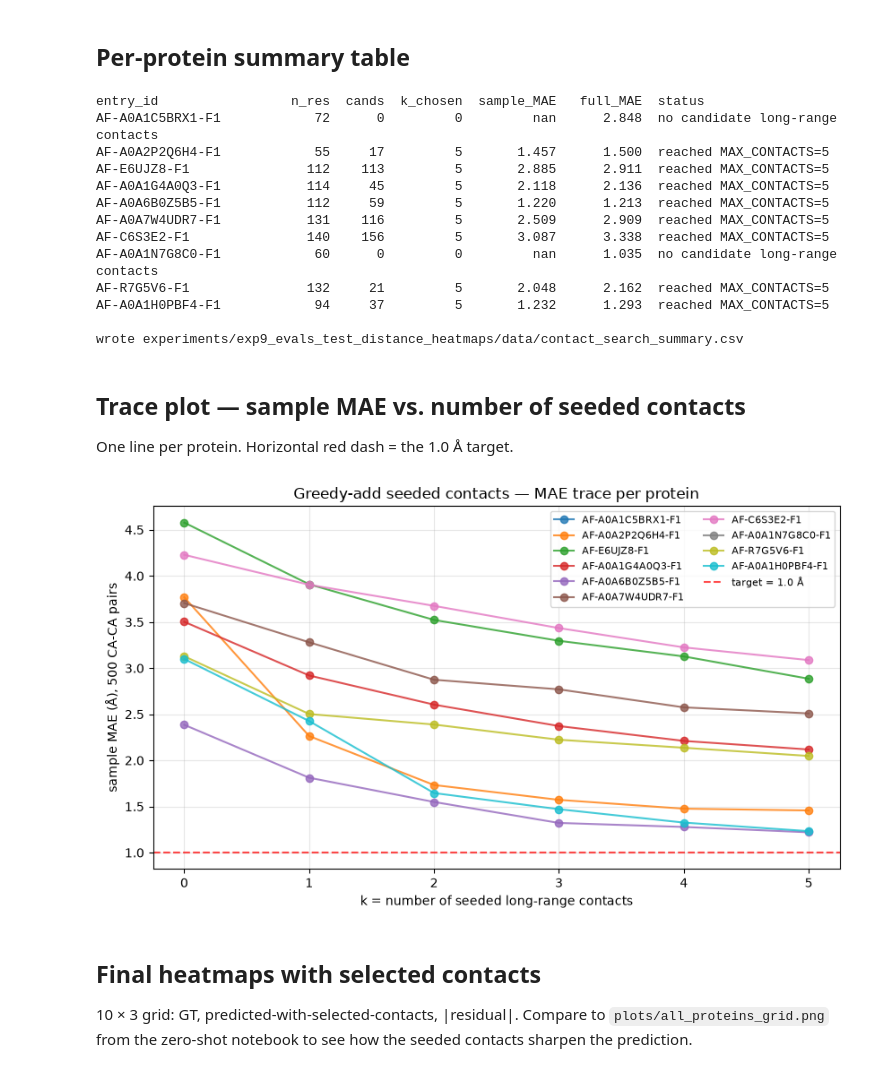
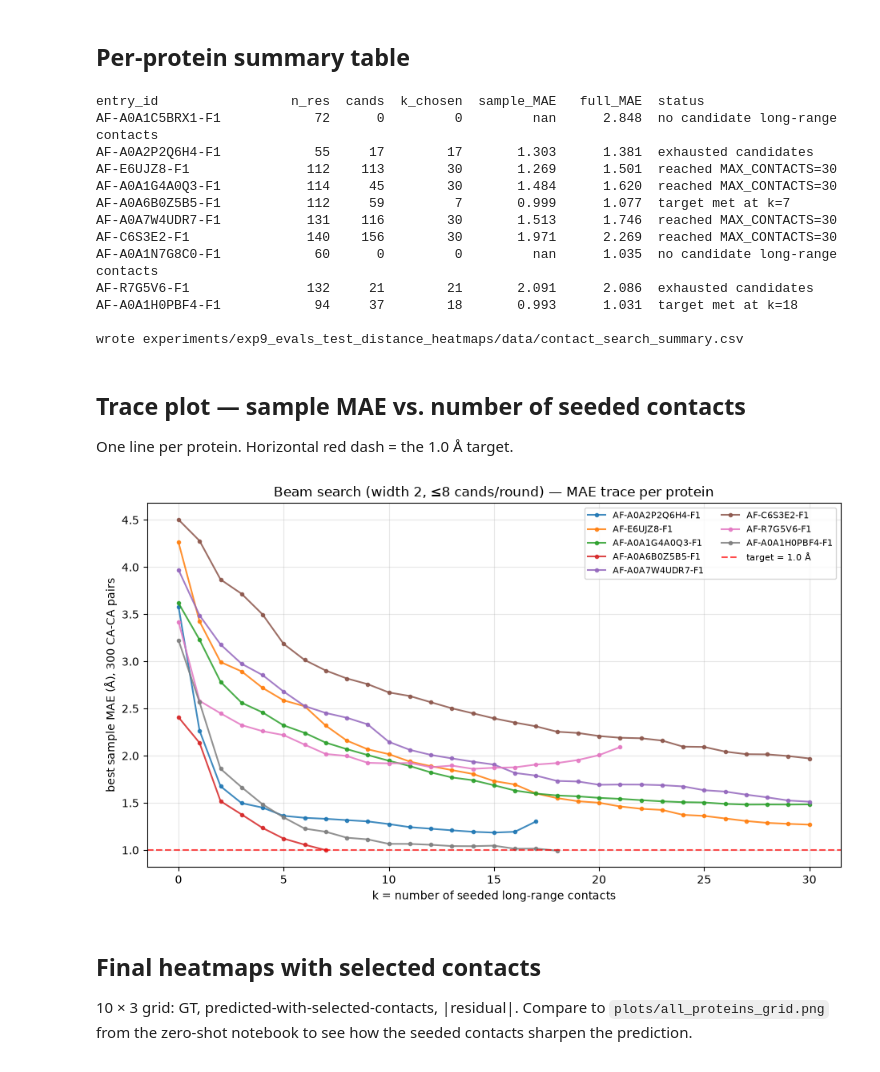
Before and after one commit to Open-Athena/MarinFold, a Jupyter notebook: experiments/exp9_evals_test_distance_heatmaps/contact_seeding_search.ipynb, the cells around one changed output. Cells and saved outputs as stored; diff of their text form; code cells hidden in the pictures.

```diff
--- a/experiments/exp9_evals_test_distance_heatmaps/contact_seeding_search.ipynb
+++ b/experiments/exp9_evals_test_distance_heatmaps/contact_seeding_search.ipynb
@@ -350,7 +373,7 @@ print(f"{'entry_id':<24} {'n_res':>5} {'cands':>6} {'k_chosen':>9} {'sample_MAE'
 rows = []
 for (spec, parsed), res in zip(structures, results, strict=True):
     k = len(res["selected_contacts"])
-    sample_mae = res["trace"][-1]["sample_mae_angstrom"] if res["trace"] else float("nan")
+    sample_mae = res["trace"][-1]["best_sample_mae_angstrom"] if res["trace"] else float("nan")
     full_mae = res.get("full_matrix_mae_angstrom", float("nan"))
     rows.append({
         "entry_id": spec.entry_id,
@@ -374,15 +397,15 @@ print(f"\nwrote {(DATA_DIR / 'contact_search_summary.csv').relative_to(REPO_ROOT
 # %% [output]
 entry_id                 n_res  cands  k_chosen  sample_MAE   full_MAE  status
 AF-A0A1C5BRX1-F1            72      0         0         nan      2.848  no candidate long-range contacts
-AF-A0A2P2Q6H4-F1            55     17         5       1.457      1.500  reached MAX_CONTACTS=5
-AF-E6UJZ8-F1               112    113         5       2.885      2.911  reached MAX_CONTACTS=5
-AF-A0A1G4A0Q3-F1           114     45         5       2.118      2.136  reached MAX_CONTACTS=5
-AF-A0A6B0Z5B5-F1           112     59         5       1.220      1.213  reached MAX_CONTACTS=5
-AF-A0A7W4UDR7-F1           131    116         5       2.509      2.909  reached MAX_CONTACTS=5
-AF-C6S3E2-F1               140    156         5       3.087      3.338  reached MAX_CONTACTS=5
+AF-A0A2P2Q6H4-F1            55     17        17       1.303      1.381  exhausted candidates
+AF-E6UJZ8-F1               112    113        30       1.269      1.501  reached MAX_CONTACTS=30
+AF-A0A1G4A0Q3-F1           114     45        30       1.484      1.620  reached MAX_CONTACTS=30
+AF-A0A6B0Z5B5-F1           112     59         7       0.999      1.077  target met at k=7
+AF-A0A7W4UDR7-F1           131    116        30       1.513      1.746  reached MAX_CONTACTS=30
+AF-C6S3E2-F1               140    156        30       1.971      2.269  reached MAX_CONTACTS=30
 AF-A0A1N7G8C0-F1            60      0         0         nan      1.035  no candidate long-range contacts
-AF-R7G5V6-F1               132     21         5       2.048      2.162  reached MAX_CONTACTS=5
-AF-A0A1H0PBF4-F1            94     37         5       1.232      1.293  reached MAX_CONTACTS=5
+AF-R7G5V6-F1               132     21        21       2.091      2.086  exhausted candidates
+AF-A0A1H0PBF4-F1            94     37        18       0.993      1.031  target met at k=18
 
 wrote experiments/exp9_evals_test_distance_heatmaps/data/contact_search_summary.csv
 # %% [markdown]
@@ -390,23 +413,24 @@ wrote experiments/exp9_evals_test_distance_heatmaps/data/contact_search_summary.
 
 One line per protein. Horizontal red dash = the 1.0 Å target.
 # %%
-fig, ax = plt.subplots(figsize=(8.5, 5.0))
+fig, ax = plt.subplots(figsize=(9.5, 5.5))
 for (spec, _), res in zip(structures, results, strict=True):
+    if not res["trace"]:
+        continue
     ks = [step["k"] for step in res["trace"]]
-    maes = [step["sample_mae_angstrom"] for step in res["trace"]]
-    ax.plot(ks, maes, "-o", label=spec.entry_id, alpha=0.8)
+    maes = [step["best_sample_mae_angstrom"] for step in res["trace"]]
+    ax.plot(ks, maes, "-o", markersize=3, label=spec.entry_id, alpha=0.85)
 ax.axhline(TARGET_MAE, color="red", linestyle="--", alpha=0.7, label=f"target = {TARGET_MAE} Å")
 ax.set_xlabel("k = number of seeded long-range contacts")
-ax.set_ylabel("sample MAE (Å), 500 CA-CA pairs")
-ax.set_title("Greedy-add seeded contacts — MAE trace per protein")
-ax.set_xticks(list(range(MAX_CONTACTS + 1)))
+ax.set_ylabel(f"best sample MAE (Å), {SAMPLE_PAIRS} CA-CA pairs")
+ax.set_title(f"Beam search (width {BEAM_WIDTH}, ≤{CANDIDATES_PER_ROUND} cands/round) — MAE trace per protein")
 ax.legend(loc="upper right", fontsize=8, ncol=2)
 ax.grid(True, alpha=0.3)
 fig.tight_layout()
 fig.savefig(PLOTS_DIR / "contact_search_trace.png", dpi=110)
 plt.show()
 # %% [output]
-[figure, old version]
+[figure, new version]
 # %% [markdown]
 ## Final heatmaps with selected contacts
 
```
Also changed, not shown: parts of 6 cells of this notebook, 5 other files.
